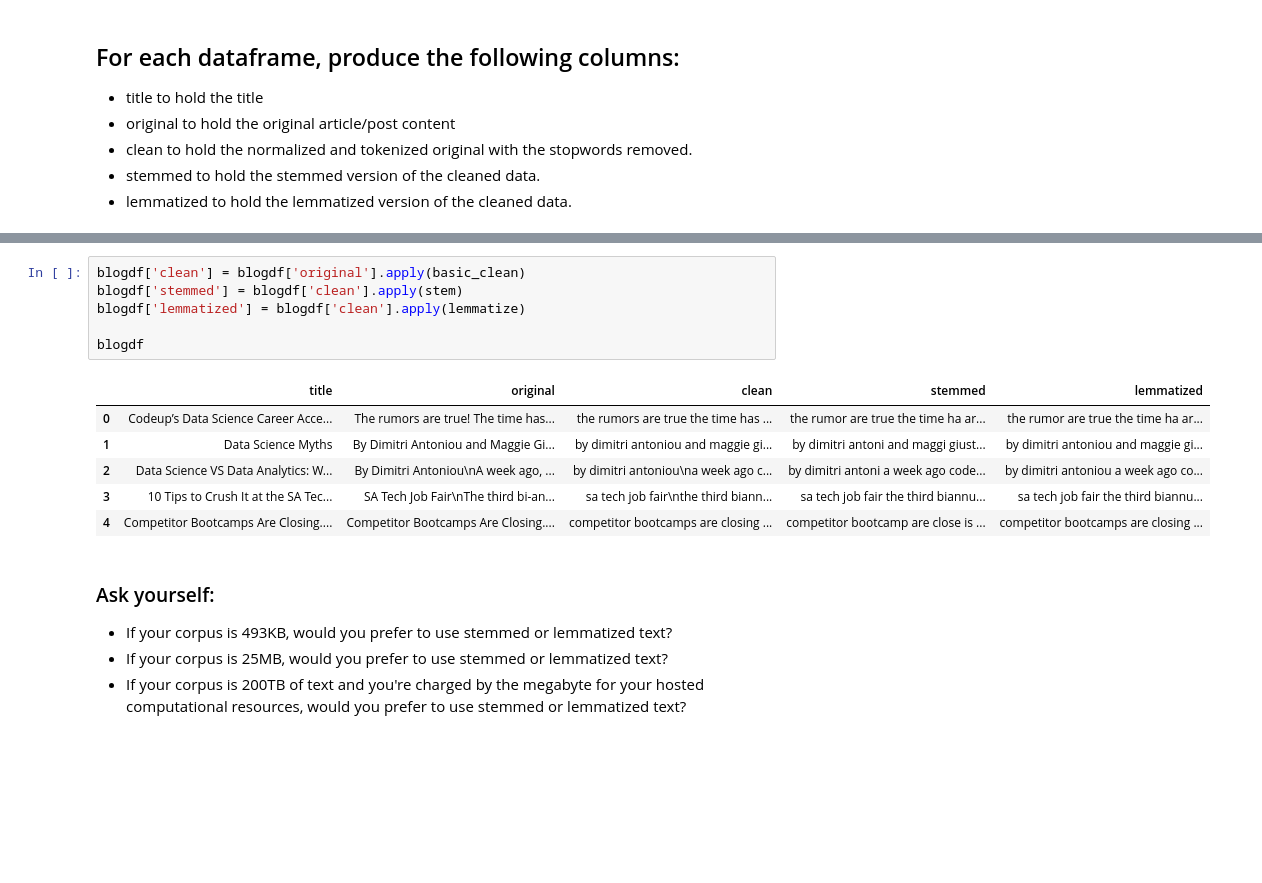
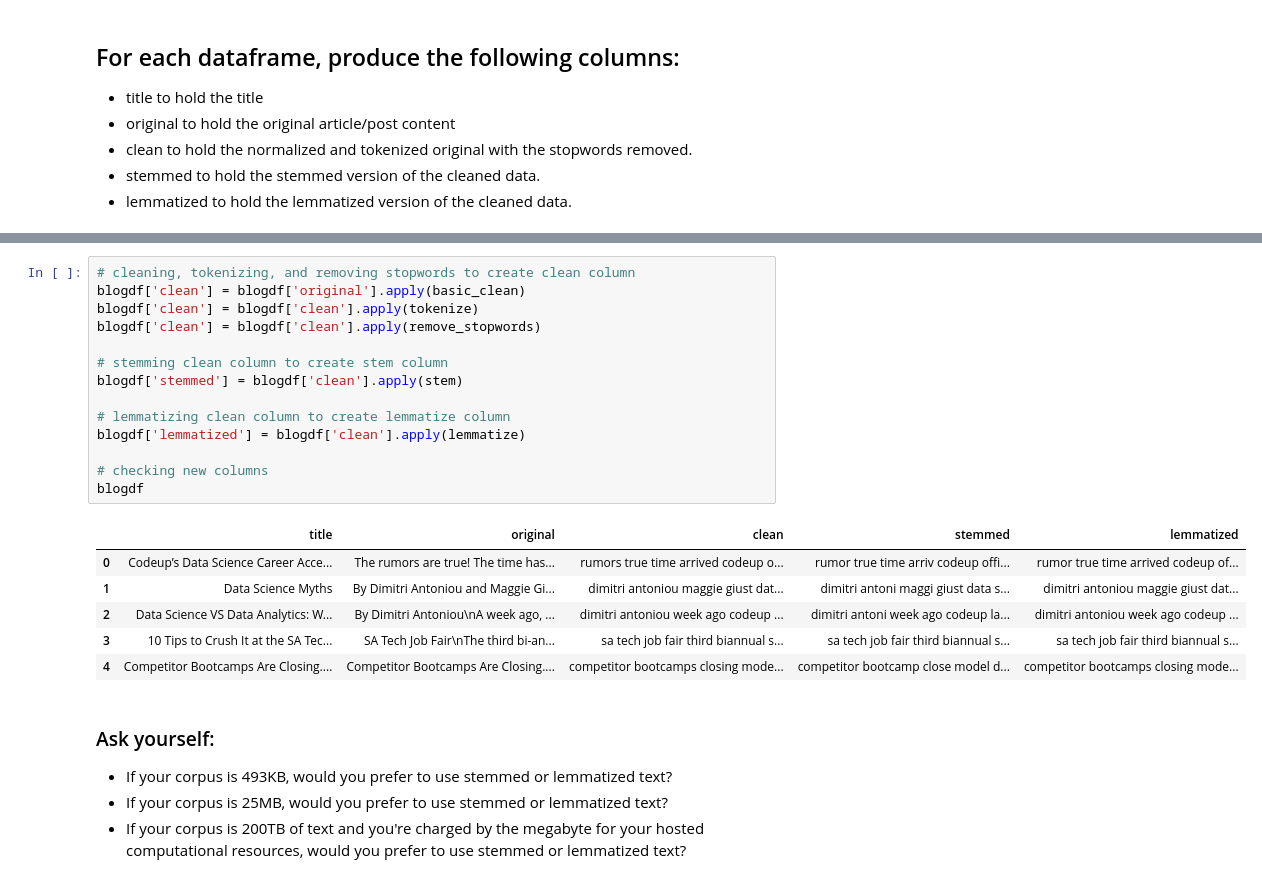
Before and after one commit to SamuelD-Data/natural-language-processing-exercises, a Jupyter notebook: nlp-data-prep-exercises.ipynb, the cells around one changed output, grey strips where cells are left out. Saved outputs shown, nothing was run; the diff lists cells and outputs as text; blank space fills up the shorter version.

```diff
--- a/nlp-data-prep-exercises.ipynb
+++ b/nlp-data-prep-exercises.ipynb
@@ -212,16 +228,24 @@ newsdf
 # %%
+# cleaning, tokenizing, and removing stopwords to create clean column
 blogdf['clean'] = blogdf['original'].apply(basic_clean)
+blogdf['clean'] = blogdf['clean'].apply(tokenize)
+blogdf['clean'] = blogdf['clean'].apply(remove_stopwords)
+
+# stemming clean column to create stem column
 blogdf['stemmed'] = blogdf['clean'].apply(stem)
+
+# lemmatizing clean column to create lemmatize column
 blogdf['lemmatized'] = blogdf['clean'].apply(lemmatize)
 
+# checking new columns
 blogdf
 # %% [output]
 |  | title | original | clean | stemmed | lemmatized |
-| 0 | Codeup’s Data Science Career Acce... | The rumors are true! The time has... | the rumors are true the time has ... | the rumor are true the time ha ar... | the rumor are true the time ha ar... |
-| 1 | Data Science Myths | By Dimitri Antoniou and Maggie Gi... | by dimitri antoniou and maggie gi... | by dimitri antoni and maggi giust... | by dimitri antoniou and maggie gi... |
-| 2 | Data Science VS Data Analytics: W... | By Dimitri Antoniou\nA week ago, ... | by dimitri antoniou\na week ago c... | by dimitri antoni a week ago code... | by dimitri antoniou a week ago co... |
-| 3 | 10 Tips to Crush It at the SA Tec... | SA Tech Job Fair\nThe third bi-an... | sa tech job fair\nthe third biann... | sa tech job fair the third biannu... | sa tech job fair the third biannu... |
-| 4 | Competitor Bootcamps Are Closing.... | Competitor Bootcamps Are Closing.... | competitor bootcamps are closing ... | competitor bootcamp are close is ... | competitor bootcamps are closing ... |
+| 0 | Codeup’s Data Science Career Acce... | The rumors are true! The time has... | rumors true time arrived codeup o... | rumor true time arriv codeup offi... | rumor true time arrived codeup of... |
+| 1 | Data Science Myths | By Dimitri Antoniou and Maggie Gi... | dimitri antoniou maggie giust dat... | dimitri antoni maggi giust data s... | dimitri antoniou maggie giust dat... |
+| 2 | Data Science VS Data Analytics: W... | By Dimitri Antoniou\nA week ago, ... | dimitri antoniou week ago codeup ... | dimitri antoni week ago codeup la... | dimitri antoniou week ago codeup ... |
+| 3 | 10 Tips to Crush It at the SA Tec... | SA Tech Job Fair\nThe third bi-an... | sa tech job fair third biannual s... | sa tech job fair third biannual s... | sa tech job fair third biannual s... |
+| 4 | Competitor Bootcamps Are Closing.... | Competitor Bootcamps Are Closing.... | competitor bootcamps closing mode... | competitor bootcamp close model d... | competitor bootcamps closing mode... |
 # %% [markdown]
 ### Ask yourself:
 
```
Also changed, not shown: parts of 4 cells of this notebook.
